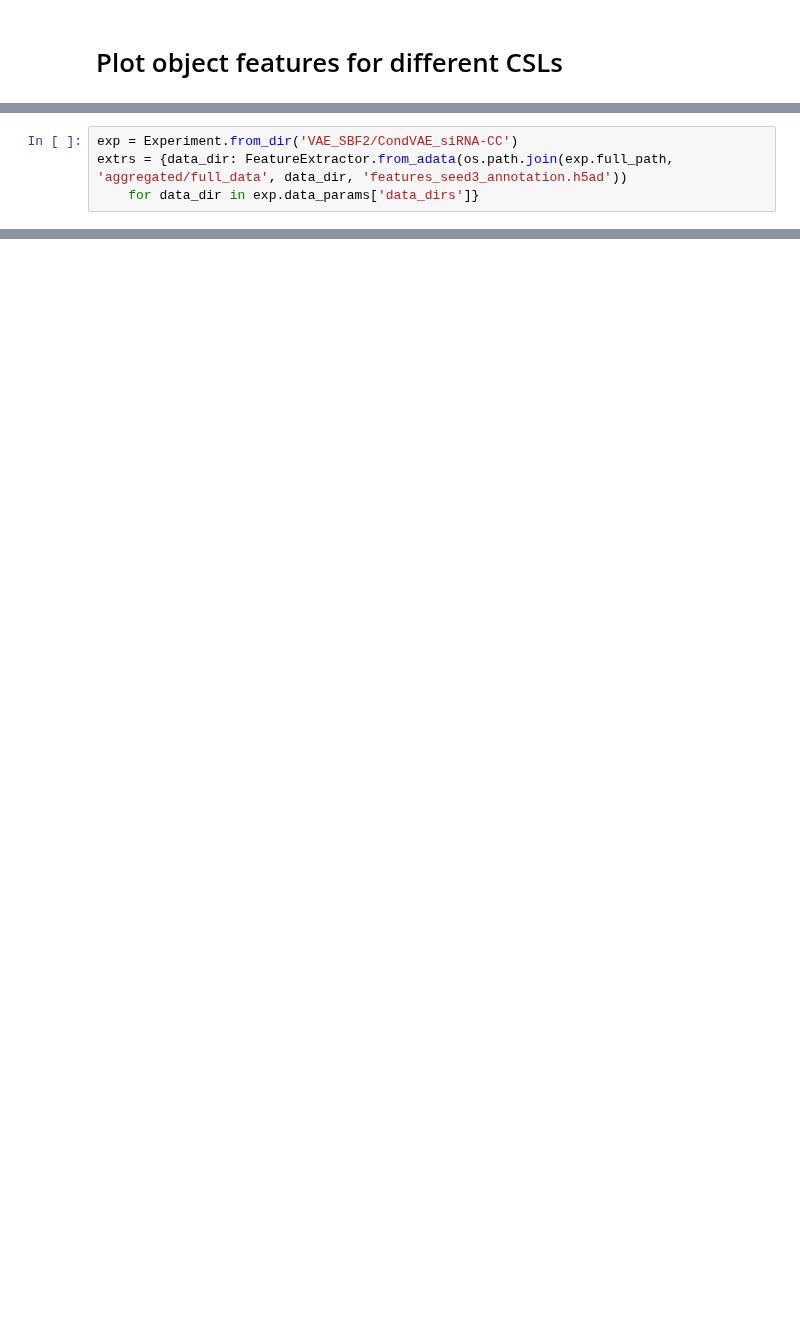
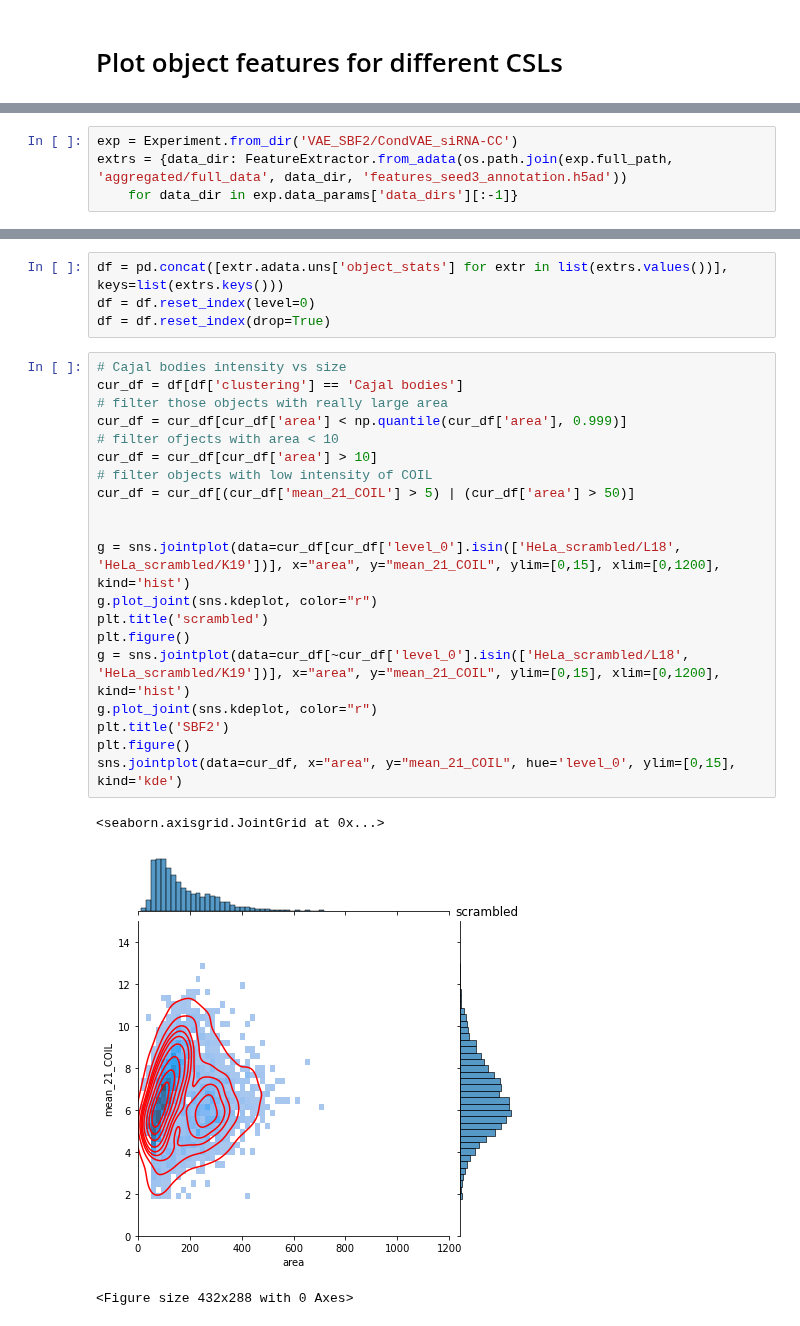
Before and after one commit to theislab/campa_ana, a Jupyter notebook: figures/fig5_object_features_SBF2.ipynb, the cells around one changed output, grey strips where cells are left out. Cells and saved outputs as stored; diff of their text form; blank space fills up the shorter version.

```diff
--- a/figures/fig5_object_features_SBF2.ipynb
+++ b/figures/fig5_object_features_SBF2.ipynb
@@ -11,4 +14,4 @@ import anndata as ad
 # %%
 exp = Experiment.from_dir('VAE_SBF2/CondVAE_siRNA-CC')
 extrs = {data_dir: FeatureExtractor.from_adata(os.path.join(exp.full_path, 'aggregated/full_data', data_dir, 'features_seed3_annotation.h5ad'))
-    for data_dir in exp.data_params['data_dirs']}
+    for data_dir in exp.data_params['data_dirs'][:-1]}
@@ -14,0 +20,28 @@ extrs = {data_dir: FeatureExtractor.from_adata(os.path.join(exp.full_path, 'aggr
+# %%
+df = pd.concat([extr.adata.uns['object_stats'] for extr in list(extrs.values())], keys=list(extrs.keys()))
+df = df.reset_index(level=0)
+df = df.reset_index(drop=True)
+# %%
+# Cajal bodies intensity vs size
+cur_df = df[df['clustering'] == 'Cajal bodies']
+# filter those objects with really large area
+cur_df = cur_df[cur_df['area'] < np.quantile(cur_df['area'], 0.999)]
+# filter ofjects with area < 10
+cur_df = cur_df[cur_df['area'] > 10]
+# filter objects with low intensity of COIL
+cur_df = cur_df[(cur_df['mean_21_COIL'] > 5) | (cur_df['area'] > 50)]
+
+
+g = sns.jointplot(data=cur_df[cur_df['level_0'].isin(['HeLa_scrambled/L18', 'HeLa_scrambled/K19'])], x="area", y="mean_21_COIL", ylim=[0,15], xlim=[0,1200], kind='hist')
+g.plot_joint(sns.kdeplot, color="r")
+plt.title('scrambled')
+plt.figure()
+g = sns.jointplot(data=cur_df[~cur_df['level_0'].isin(['HeLa_scrambled/L18', 'HeLa_scrambled/K19'])], x="area", y="mean_21_COIL", ylim=[0,15], xlim=[0,1200], kind='hist')
+g.plot_joint(sns.kdeplot, color="r")
+plt.title('SBF2')
+plt.figure()
+sns.jointplot(data=cur_df, x="area", y="mean_21_COIL", hue='level_0', ylim=[0,15], kind='kde')
+# %% [output]
+<seaborn.axisgrid.JointGrid at 0x...>
+[figure, added]
+<Figure size 432x288 with 0 Axes>
```
Also changed, not shown: parts of 10 cells of this notebook.
